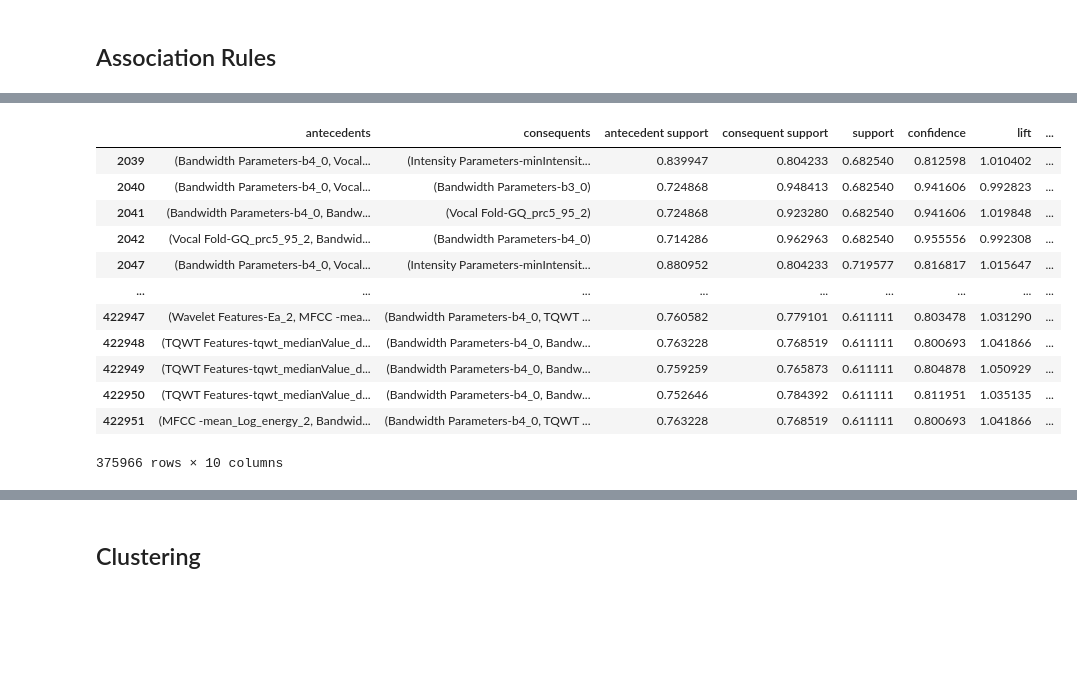
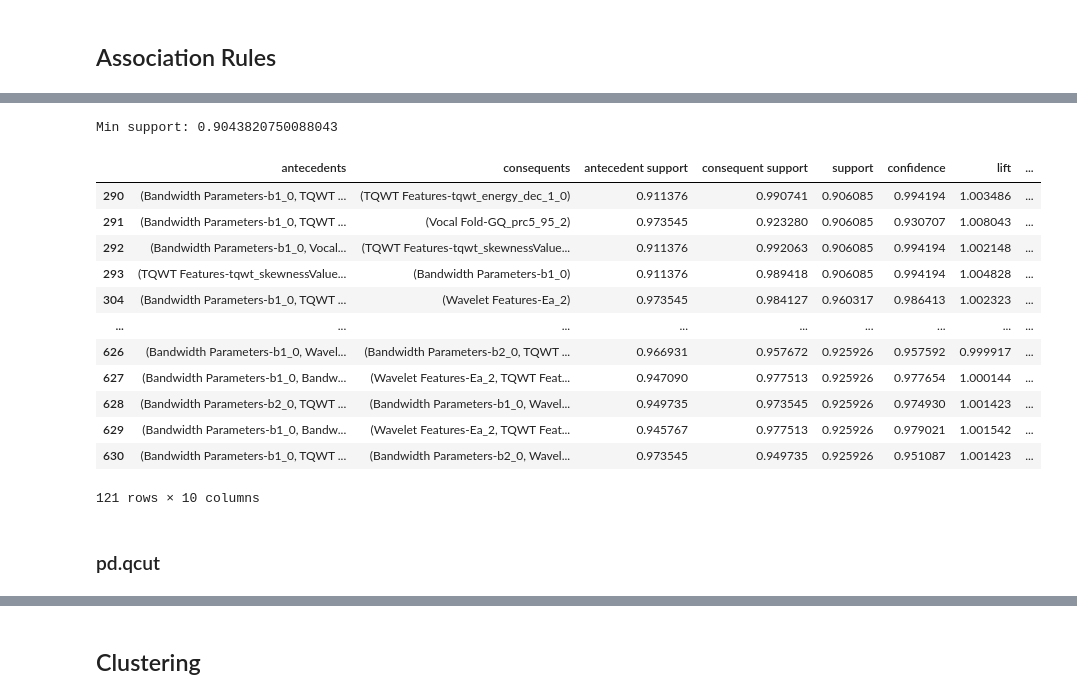
Before and after one commit to MartinXPN/Tecnico, a Jupyter notebook: DataScience/Project - dataset1.ipynb, the cells around one changed output, grey strips where cells are left out. Cells and saved outputs as stored; diff of their text form; code cells hidden in the pictures; blank space fills up the shorter version.

```diff
--- a/DataScience/Project - dataset1.ipynb
+++ b/DataScience/Project - dataset1.ipynb
@@ -807,7 +803,8 @@ Index(['-id', '-gender', 'Baseline Features-PPE', 'Baseline Features-DFA', 'Base
 # %%
 # pd.cut
 selected_columns = get_inter_class_important_column_names(data, correlation_threshold=0.1, plot_correlations=False)
-selected_columns = list(set(selected_columns + ['-gender', 'class']))
+selected_columns = set(selected_columns + ['-gender', 'class'])
+selected_columns.remove('-id')
 
 newdf = data[selected_columns].copy()
 for col in newdf:
@@ -824,8 +821,8 @@ newdf.head(5)
 # %%
 dummylist = []
 for att in newdf:
-    if att == '-id': continue
-    if att in ['class','-gender']: newdf[att] = newdf[att].astype('category')
+    if att in ['class','-gender']:
+        newdf[att] = newdf[att].astype('category')
     dummylist.append(pd.get_dummies(newdf[[att]]))
 dummified_df = pd.concat(dummylist, axis=1)
 dummified_df.head(5)
@@ -839,19 +846,33 @@ dummified_df.head(5)
 # %%
-frequent_itemsets = apriori(dummified_df, min_support=0.6, use_colnames=True)
-rules = association_rules(frequent_itemsets, metric="confidence", min_threshold=0.8)
-rules["antecedent_len"] = rules["antecedents"].apply(lambda x: len(x))
-rules[(rules['antecedent_len']>=3)]
+minpatterns = 100
+min_support = 1.
+
+while minsup > 0:
+    min_support *= 0.99
+
+    frequent_itemsets = apriori(dummified_df, min_support=min_support, use_colnames=True)
+    rules = association_rules(frequent_itemsets, metric="confidence", min_threshold=0.8)
+    rules["antecedent_len"] = rules["antecedents"].apply(lambda x: len(x))
+    res = rules[(rules['antecedent_len']>=3)]
+    if len(res) >= minpatterns:
+        break
+
+print(f'Min support: {min_support}')
+res
 # %% [output]
+Min support: 0.9043820750088043
 |  | antecedents | consequents | antecedent support | consequent support | support | confidence | lift | ... |
-| 2039 | (Bandwidth Parameters-b4_0, Vocal... | (Intensity Parameters-minIntensit... | 0.839947 | 0.804233 | 0.682540 | 0.812598 | 1.010402 | ... |
-| 2040 | (Bandwidth Parameters-b4_0, Vocal... | (Bandwidth Parameters-b3_0) | 0.724868 | 0.948413 | 0.682540 | 0.941606 | 0.992823 | ... |
-| 2041 | (Bandwidth Parameters-b4_0, Bandw... | (Vocal Fold-GQ_prc5_95_2) | 0.724868 | 0.923280 | 0.682540 | 0.941606 | 1.019848 | ... |
-| 2042 | (Vocal Fold-GQ_prc5_95_2, Bandwid... | (Bandwidth Parameters-b4_0) | 0.714286 | 0.962963 | 0.682540 | 0.955556 | 0.992308 | ... |
-| 2047 | (Bandwidth Parameters-b4_0, Vocal... | (Intensity Parameters-minIntensit... | 0.880952 | 0.804233 | 0.719577 | 0.816817 | 1.015647 | ... |
+| 290 | (Bandwidth Parameters-b1_0, TQWT ... | (TQWT Features-tqwt_energy_dec_1_0) | 0.911376 | 0.990741 | 0.906085 | 0.994194 | 1.003486 | ... |
+| 291 | (Bandwidth Parameters-b1_0, TQWT ... | (Vocal Fold-GQ_prc5_95_2) | 0.973545 | 0.923280 | 0.906085 | 0.930707 | 1.008043 | ... |
+| 292 | (Bandwidth Parameters-b1_0, Vocal... | (TQWT Features-tqwt_skewnessValue... | 0.911376 | 0.992063 | 0.906085 | 0.994194 | 1.002148 | ... |
+| 293 | (TQWT Features-tqwt_skewnessValue... | (Bandwidth Parameters-b1_0) | 0.911376 | 0.989418 | 0.906085 | 0.994194 | 1.004828 | ... |
+| 304 | (Bandwidth Parameters-b1_0, TQWT ... | (Wavelet Features-Ea_2) | 0.973545 | 0.984127 | 0.960317 | 0.986413 | 1.002323 | ... |
 | ... | ... | ... | ... | ... | ... | ... | ... | ... |
-| 422947 | (Wavelet Features-Ea_2, MFCC -mea... | (Bandwidth Parameters-b4_0, TQWT ... | 0.760582 | 0.779101 | 0.611111 | 0.803478 | 1.031290 | ... |
-| 422948 | (TQWT Features-tqwt_medianValue_d... | (Bandwidth Parameters-b4_0, Bandw... | 0.763228 | 0.768519 | 0.611111 | 0.800693 | 1.041866 | ... |
-| 422949 | (TQWT Features-tqwt_medianValue_d... | (Bandwidth Parameters-b4_0, Bandw... | 0.759259 | 0.765873 | 0.611111 | 0.804878 | 1.050929 | ... |
-| 422950 | (TQWT Features-tqwt_medianValue_d... | (Bandwidth Parameters-b4_0, Bandw... | 0.752646 | 0.784392 | 0.611111 | 0.811951 | 1.035135 | ... |
-| 422951 | (MFCC -mean_Log_energy_2, Bandwid... | (Bandwidth Parameters-b4_0, TQWT ... | 0.763228 | 0.768519 | 0.611111 | 0.800693 | 1.041866 | ... |
+| 626 | (Bandwidth Parameters-b1_0, Wavel... | (Bandwidth Parameters-b2_0, TQWT ... | 0.966931 | 0.957672 | 0.925926 | 0.957592 | 0.999917 | ... |
+| 627 | (Bandwidth Parameters-b1_0, Bandw... | (Wavelet Features-Ea_2, TQWT Feat... | 0.947090 | 0.977513 | 0.925926 | 0.977654 | 1.000144 | ... |
+| 628 | (Bandwidth Parameters-b2_0, TQWT ... | (Bandwidth Parameters-b1_0, Wavel... | 0.949735 | 0.973545 | 0.925926 | 0.974930 | 1.001423 | ... |
+| 629 | (Bandwidth Parameters-b1_0, Bandw... | (Wavelet Features-Ea_2, TQWT Feat... | 0.945767 | 0.977513 | 0.925926 | 0.979021 | 1.001542 | ... |
+| 630 | (Bandwidth Parameters-b1_0, TQWT ... | (Bandwidth Parameters-b2_0, Wavel... | 0.973545 | 0.949735 | 0.925926 | 0.951087 | 1.001423 | ... |
-375966 rows × 10 columns
+121 rows × 10 columns
+# %% [markdown]
+### pd.qcut
```
Also changed, not shown: parts of 39 cells of this notebook, 2 other files.
